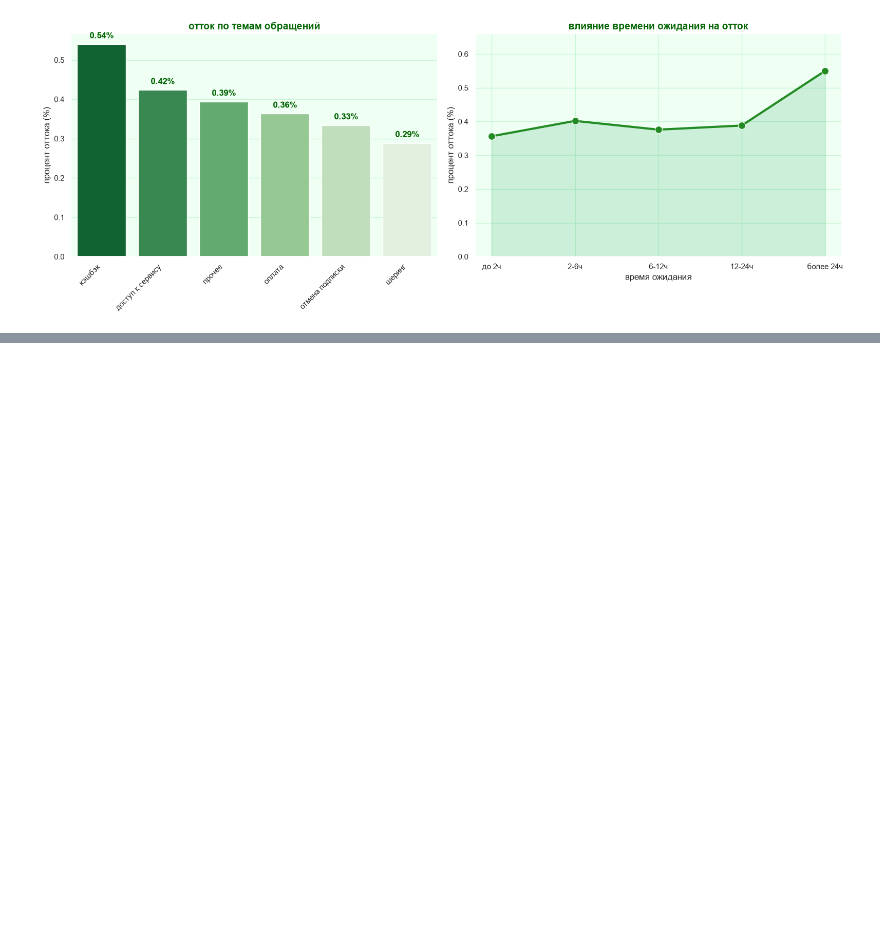
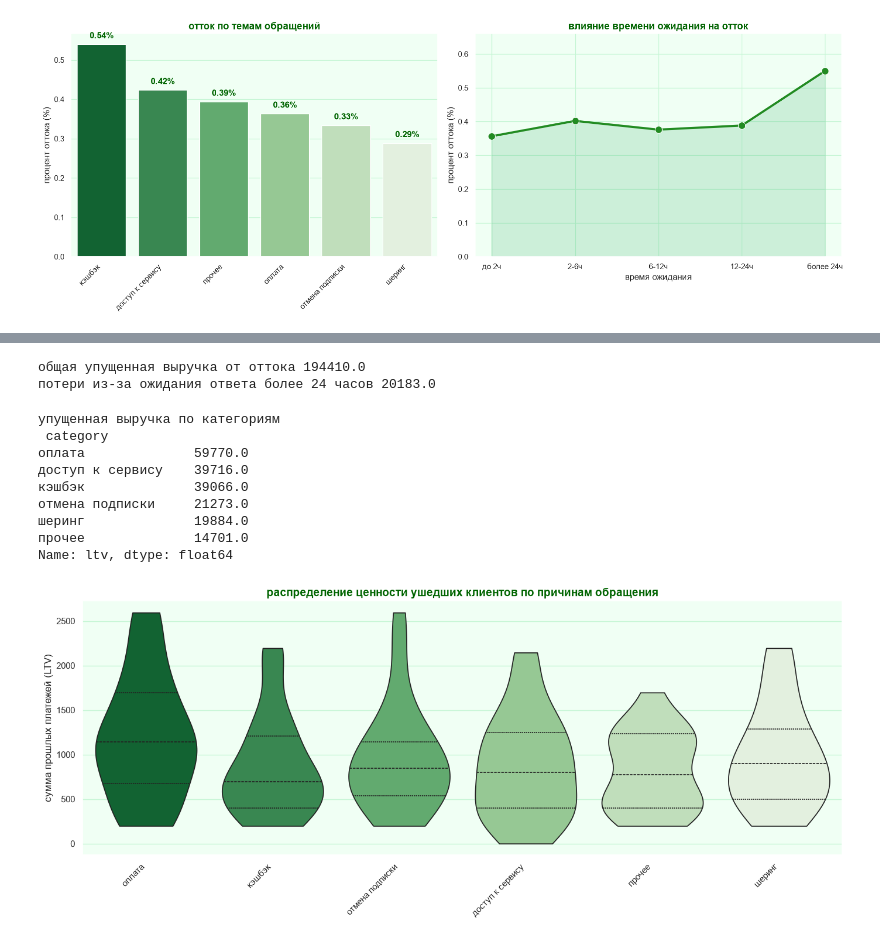
Before and after one commit to Akirgizova/hse_python_ak, a Jupyter notebook: notebooks/project1.ipynb, the cells around one changed output, grey strips where cells are left out. Cells and saved outputs as stored; diff of their text form; code cells hidden in the pictures; blank space fills up the shorter version.

Commit message:
расчет метрики, график и распределение убытка на основе категории обращения в поддерку и отмены подписки

```diff
--- a/notebooks/project1.ipynb
+++ b/notebooks/project1.ipynb
@@ -268,3 +268,13 @@ plt.tight_layout()
 plt.show()
 # %% [output]
 [figure]
+# %%
+# добавляем признак квартала на основе даты создания тикета
+churn_df['quarter'] = churn_df['created_at'].dt.quarter
+
+# считаем средний процент оттока для первого и второго квартала
+churn_q1 = churn_df[churn_df['quarter'] == 1]['is_churned_7d'].mean() * 100
+churn_q2 = churn_df[churn_df['quarter'] == 2]['is_churned_7d'].mean() * 100
+
+print("отток в первом квартале", churn_q1)
+print("отток во втором квартале", churn_q2)
@@ -270,0 +316,62 @@ plt.show()
+# %%
+# отбираем только тех клиентов, которые реально отменили подписку
+actual_churn = churn_df[churn_df['is_churned_7d'] == 1]
+
+# считаем выручку по каждой подписке за все время
+ltv_per_sub = payments.groupby('subscription_id')['amount'].sum().reset_index()
+ltv_per_sub.rename(columns={'amount': 'ltv'}, inplace=True)
+
+# приклеиваем суммы платежей к ушедшим клиентам
+churn_with_ltv = pd.merge(actual_churn, ltv_per_sub, on='subscription_id', how='left')
+
+# заполняем пустоты нулями на случай если платежей не нашлось
+churn_with_ltv['ltv'] = churn_with_ltv['ltv'].fillna(0)
+
+# считаем общие финансовые потери от ушедших после поддержки клиентов
+total_lost_revenue = churn_with_ltv['ltv'].sum()
+print("общая упущенная выручка от оттока", total_lost_revenue)
+
+# считаем финансовые потери именно из-за медленных ответов поддержки
+lost_revenue_bad_sla = churn_with_ltv[churn_with_ltv['sla_bucket'] == 'более 24ч']['ltv'].sum()
+print("потери из-за ожидания ответа более 24 часов", lost_revenue_bad_sla)
+# %% [output]
+общая упущенная выручка от оттока 194410.0
+потери из-за ожидания ответа более 24 часов 20183.0
+# %%
+# считаем суммарные финансовые потери по каждой категории
+ltv_by_category = churn_with_ltv.groupby('category')['ltv'].sum().sort_values(ascending=False)
+print("упущенная выручка по категориям\n", ltv_by_category)
+
+# настраиваем стиль и строим скрипичный график
+plt.figure(figsize=(14, 6))
+sns.set_theme(style="darkgrid", rc={"axes.facecolor": "#f0fff4", "grid.color": "#c6f6d5"})
+
+# скрипка покажет где концентрируются дорогие и дешевые клиенты
+sns.violinplot(
+    data=churn_with_ltv,
+    x='category',
+    y='ltv',
+    hue='category',
+    legend=False,
+    palette="Greens_r",
+    inner="quartile",
+    cut=0
+)
+
+plt.title("распределение ценности ушедших клиентов по причинам обращения", fontsize=14, fontweight='bold', color='darkgreen')
+plt.ylabel("сумма прошлых платежей (LTV)", fontsize=12)
+plt.xlabel("")
+plt.xticks(rotation=45, ha='right')
+plt.tight_layout()
+plt.show()
+# %% [output]
+упущенная выручка по категориям
+ category
+оплата              59770.0
+доступ к сервису    39716.0
+кэшбэк              39066.0
+отмена подписки     21273.0
+шеринг              19884.0
+прочее              14701.0
+Name: ltv, dtype: float64
+[figure, added]
```
Also changed, not shown: parts of 3 cells of this notebook.
